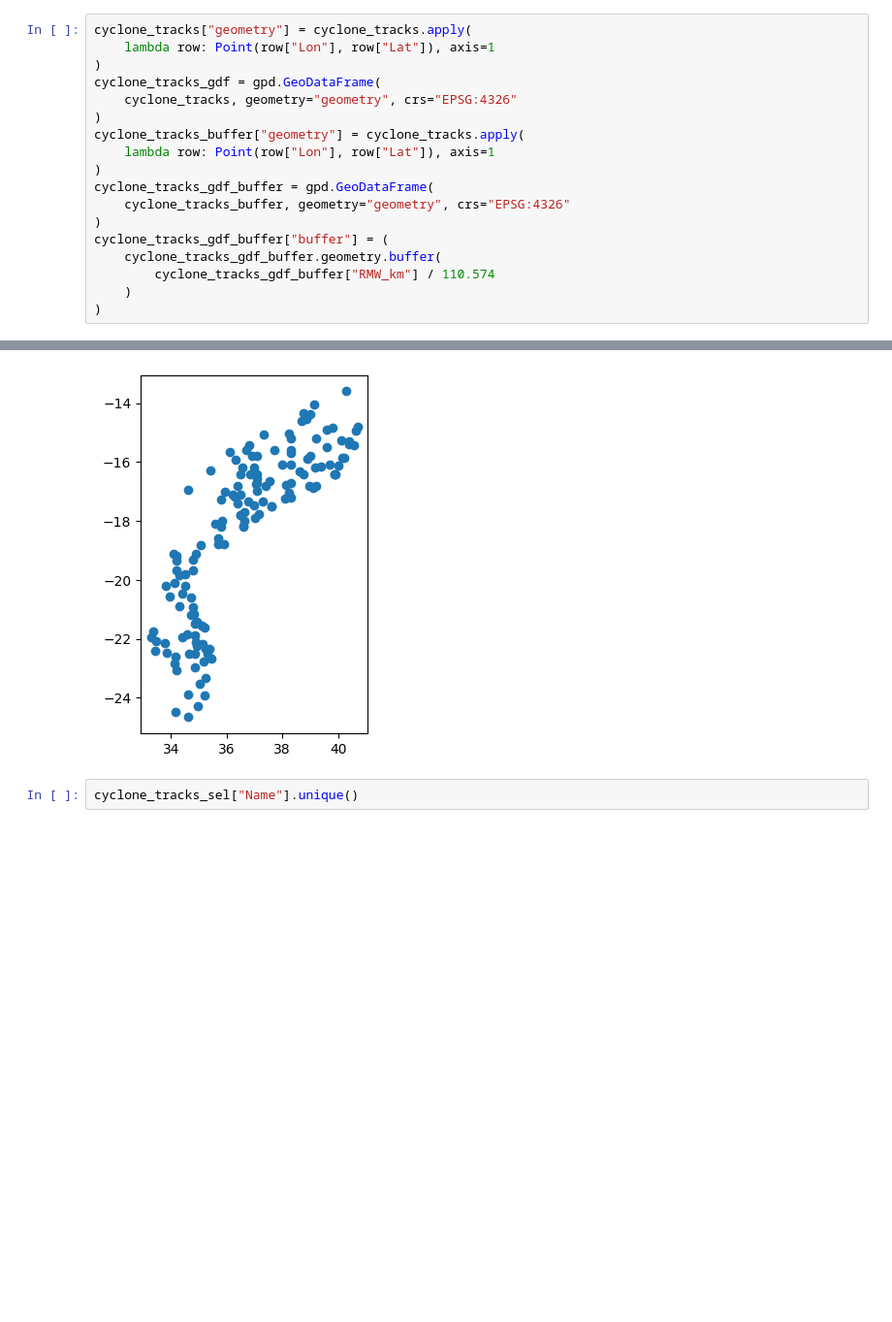
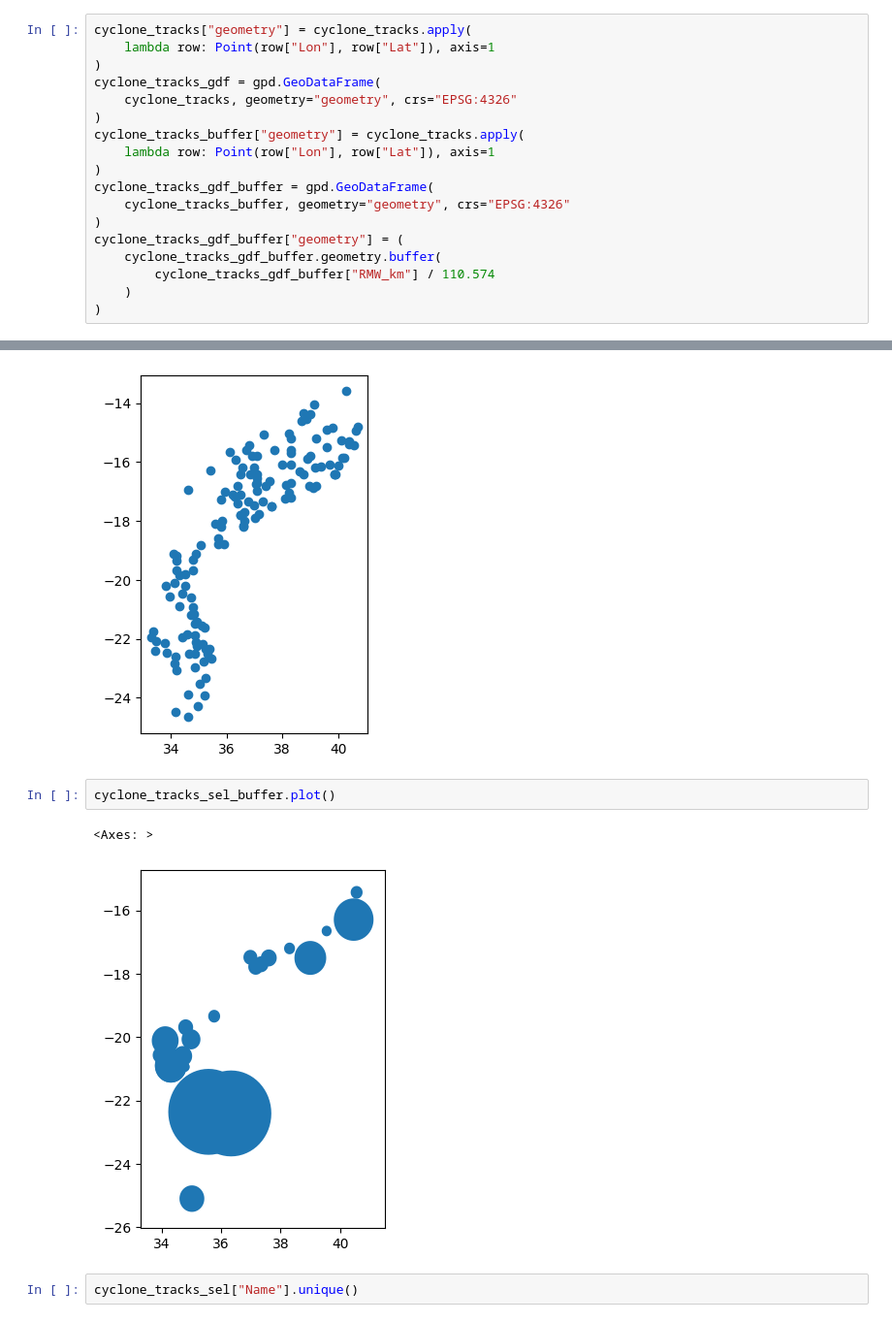
Before and after one commit to OCHA-DAP/ds-aa-moz-cyclones, a Jupyter notebook: analysis/01.2_la_reunion_return_period.ipynb, the cells around one changed output, grey strips where cells are left out. Shown at 97% size. Drawn from its saved outputs; the diff is of its cells as text; blank space fills up the shorter version.

Commit message:
adding wind buffers

```diff
--- a/analysis/01.2_la_reunion_return_period.ipynb
+++ b/analysis/01.2_la_reunion_return_period.ipynb
@@ -79,7 +74,7 @@ cyclone_tracks_buffer["geometry"] = cyclone_tracks.apply(
 cyclone_tracks_gdf_buffer = gpd.GeoDataFrame(
     cyclone_tracks_buffer, geometry="geometry", crs="EPSG:4326"
 )
-cyclone_tracks_gdf_buffer["buffer"] = (
+cyclone_tracks_gdf_buffer["geometry"] = (
     cyclone_tracks_gdf_buffer.geometry.buffer(
         cyclone_tracks_gdf_buffer["RMW_km"] / 110.574
     )
@@ -107,6 +102,11 @@ cyclone_tracks_sel.plot()
 # %% [output]
 <Axes: >
 [figure]
+# %%
+cyclone_tracks_sel_buffer.plot()
+# %% [output]
+<Axes: >
+[figure, added]
 # %%
 cyclone_tracks_sel["Name"].unique()
 # %% [output]
```
Also changed, not shown: parts of 5 cells of this notebook.
